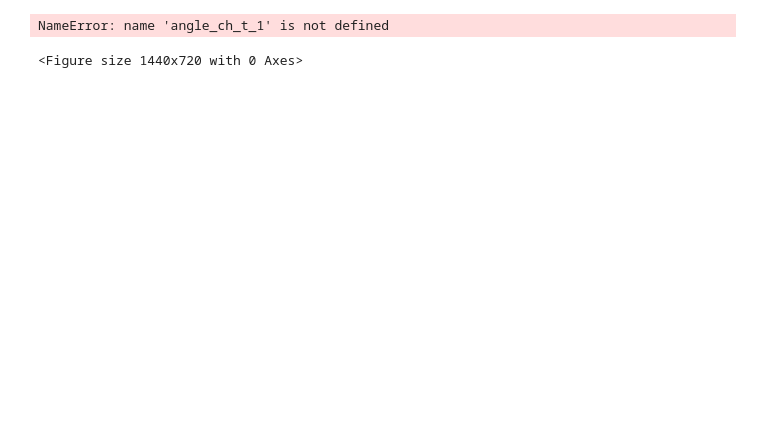
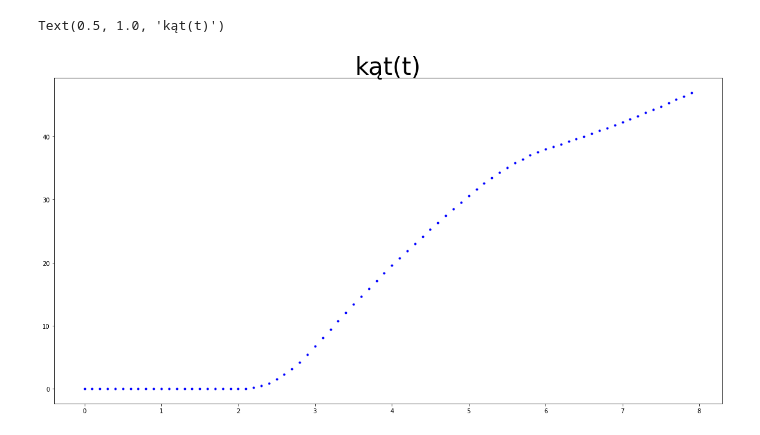
Before and after one commit to AvaRat/dynamic-model-car-simulator, a Jupyter notebook: simulator_visualization.ipynb, the cells around one changed output. Cells and saved outputs as stored; diff of their text form; code cells hidden in the pictures; blank space fills up the shorter version.

Commit message:
final visualization

```diff
--- a/simulator_visualization.ipynb
+++ b/simulator_visualization.ipynb
@@ -113,18 +134,17 @@ Text(0.5, 1.0, 'torque(t)')
 # %%
 interest_a = 0
 interest_b = 800
 n = 10
 yaw = np.rad2deg(np.unwrap(data['yaw_angle'][interest_a:interest_b][::n])) %360
 
 max_yaw = np.max(yaw)
-fig = plt.figure(figsize=(20,10))
-plt.plot(data['t'][interest_a:interest_b][::n], yaw, '.b',\
-         [angle_ch_t_1]*10, np.arange(0,max_yaw,max_yaw/10), '-r', \
-         [angle_ch_t_2]*10, np.arange(0,max_yaw,max_yaw/10), '-r', alpha=0.2)
+
+fig, ax = plt.subplots(figsize=(20,10))
+ax.plot(data['t'][interest_a:interest_b][::n], yaw, '.b')
 plt.title('kąt(t)', fontsize=40)
 # %% [output]
-NameError: name 'angle_ch_t_1' is not defined
+Text(0.5, 1.0, 'kąt(t)')
-<Figure size 1440x720 with 0 Axes>
+[figure, added]
 # %%
 fig, ax = plt.subplots(figsize=(20,10))
 max_speed = np.max([data['long_vel'], data['lat_vel']])
```
Also changed, not shown: parts of 7 cells of this notebook, 3 other files.
